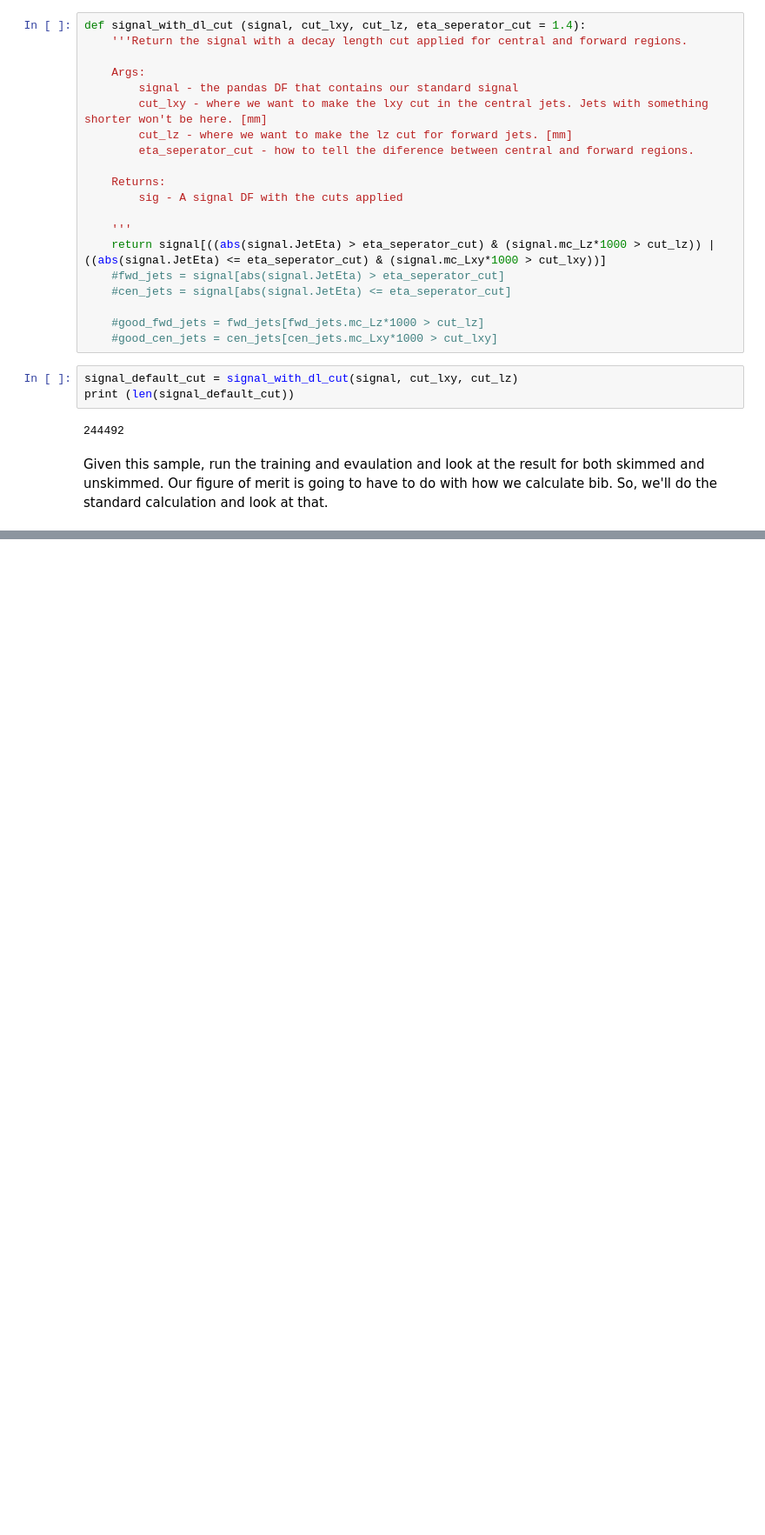
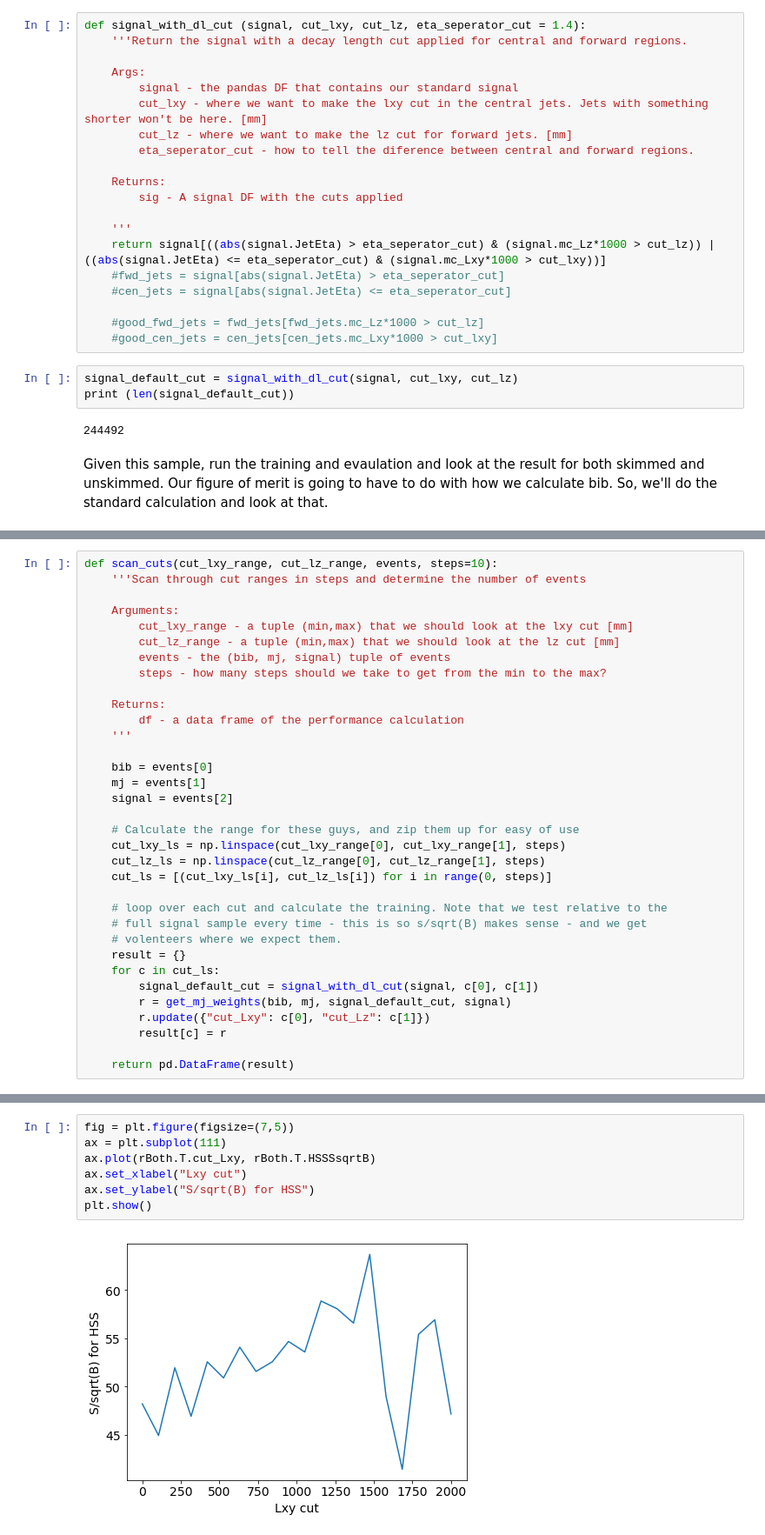
Before and after one commit to gordonwatts/JetCutStudies, a Jupyter notebook: notebooks/Using Lz and Lxy.ipynb, the cells around one changed output, grey strips where cells are left out. Shown at 87% size. Saved outputs shown, nothing was run; the diff lists cells and outputs as text; blank space fills up the shorter version.

Commit message:
"completed" study of Lxy and Lz training cuts

```diff
--- a/notebooks/Using Lz and Lxy.ipynb
+++ b/notebooks/Using Lz and Lxy.ipynb
@@ -296,0 +287,34 @@ r2
+# %%
+def scan_cuts(cut_lxy_range, cut_lz_range, events, steps=10):
+    '''Scan through cut ranges in steps and determine the number of events
+
+    Arguments:
+        cut_lxy_range - a tuple (min,max) that we should look at the lxy cut [mm]
+        cut_lz_range - a tuple (min,max) that we should look at the lz cut [mm]
+        events - the (bib, mj, signal) tuple of events
+        steps - how many steps should we take to get from the min to the max?
+
+    Returns:
+        df - a data frame of the performance calculation
+    '''
+
+    bib = events[0]
+    mj = events[1]
+    signal = events[2]
+
+    # Calculate the range for these guys, and zip them up for easy of use
+    cut_lxy_ls = np.linspace(cut_lxy_range[0], cut_lxy_range[1], steps)
+    cut_lz_ls = np.linspace(cut_lz_range[0], cut_lz_range[1], steps)
+    cut_ls = [(cut_lxy_ls[i], cut_lz_ls[i]) for i in range(0, steps)]
+
+    # loop over each cut and calculate the training. Note that we test relative to the
+    # full signal sample every time - this is so s/sqrt(B) makes sense - and we get
+    # volenteers where we expect them.
+    result = {}
+    for c in cut_ls:
+        signal_default_cut = signal_with_dl_cut(signal, c[0], c[1])
+        r = get_mj_weights(bib, mj, signal_default_cut, signal)
+        r.update({"cut_Lxy": c[0], "cut_Lz": c[1]})
+        result[c] = r
+
+    return pd.DataFrame(result)
@@ -296,0 +378,9 @@ r2
+# %%
+fig = plt.figure(figsize=(7,5))
+ax = plt.subplot(111)
+ax.plot(rBoth.T.cut_Lxy, rBoth.T.HSSSsqrtB)
+ax.set_xlabel("Lxy cut")
+ax.set_ylabel("S/sqrt(B) for HSS")
+plt.show()
+# %% [output]
+[figure, added]
```
Also changed, not shown: parts of 22 cells of this notebook.
